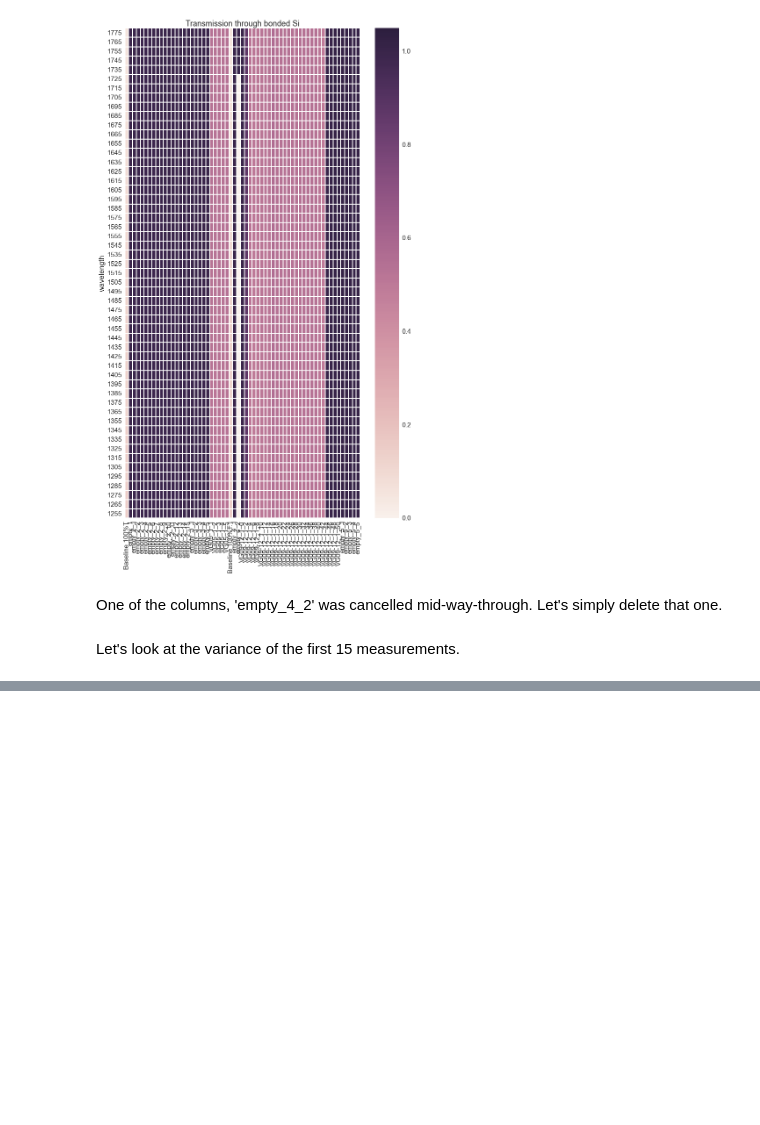
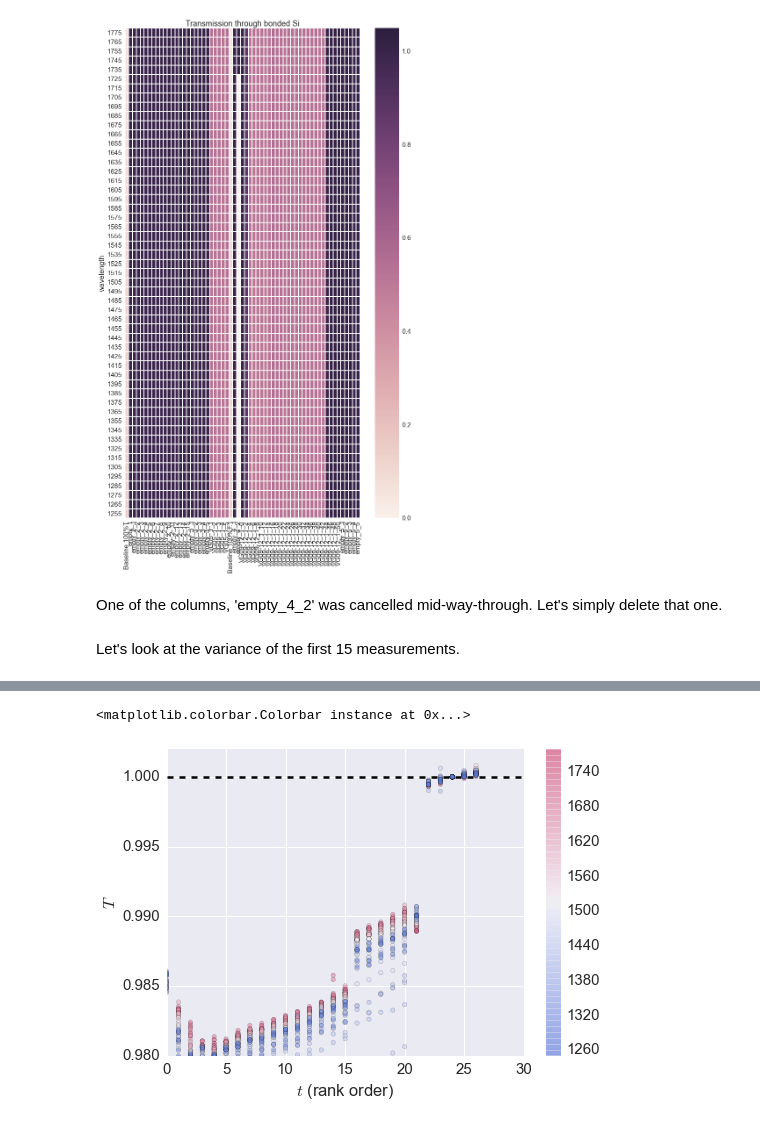
Before and after one commit to Echelle/AO_bonding_paper, a Jupyter notebook: notebooks/SiGaps_14-data2015.ipynb, the cells around one changed output, grey strips where cells are left out. Cells and saved outputs as stored; diff of their text form; code cells hidden in the pictures; blank space fills up the shorter version.

```diff
--- a/notebooks/SiGaps_14-data2015.ipynb
+++ b/notebooks/SiGaps_14-data2015.ipynb
@@ -104,11 +114,0 @@ t = np.arange(0, 15) # roughly in minutes
-# %%
-#plt.plot(t, empty2.iloc[2], label="{:.0f} nm".format(empty2.index[2]))
-#plt.plot(t, empty2.iloc[25], label="{:.0f} nm".format(empty2.index[25]))
-#plt.plot(t, empty2.iloc[50], label="{:.0f} nm".format(empty2.index[50]))
-
-for i in range(0, nrows, 1):
-    plt.plot(t, empty2.iloc[i], cmap=)#/empty2.iloc[25])
-
-plt.ylabel("$T$")
-plt.xlabel("$t$ (minutes)")
-plt.legend(loc='best')
@@ -116,0 +126,14 @@ plt.legend(loc='best')
+# %%
+for i in range(0, nrows, 1):
+    plt.scatter(t, empty.iloc[i]/empty.iloc[i, 24], c=[empty.index[i]]*n_empty, alpha=0.35, cmap=cmap, vmin=1250, vmax=1780)
+
+plt.plot([-10, 100], [1.0, 1.0], 'k--')
+plt.ylabel("$T$")
+plt.xlabel("$t$ (rank order)")
+plt.xlim(0, 30)
+plt.ylim(0.98, 1.002)
+plt.legend(loc='best')
+plt.colorbar()
+# %% [output]
+<matplotlib.colorbar.Colorbar instance at 0x...>
+[figure, added]
```
Also changed, not shown: parts of 19 cells of this notebook.
